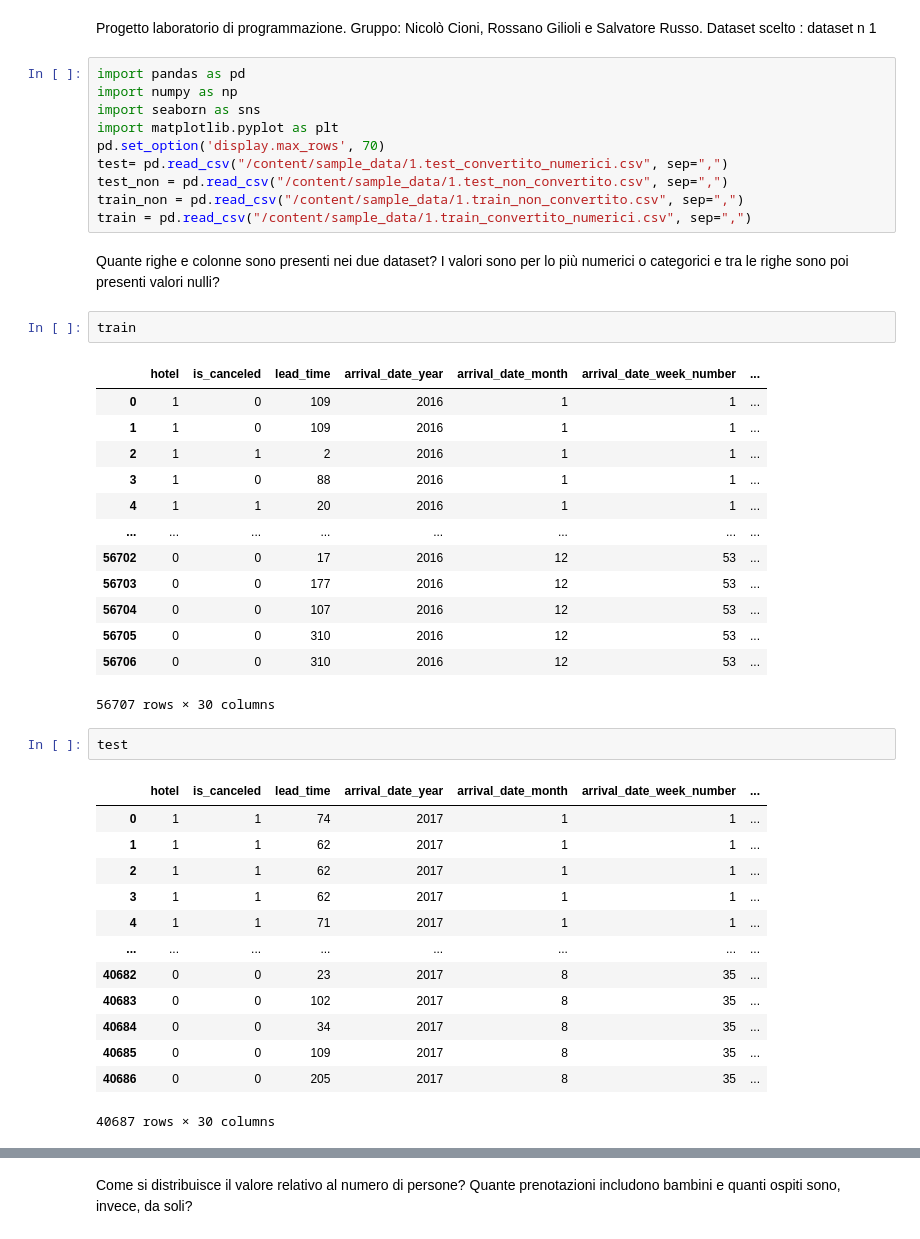
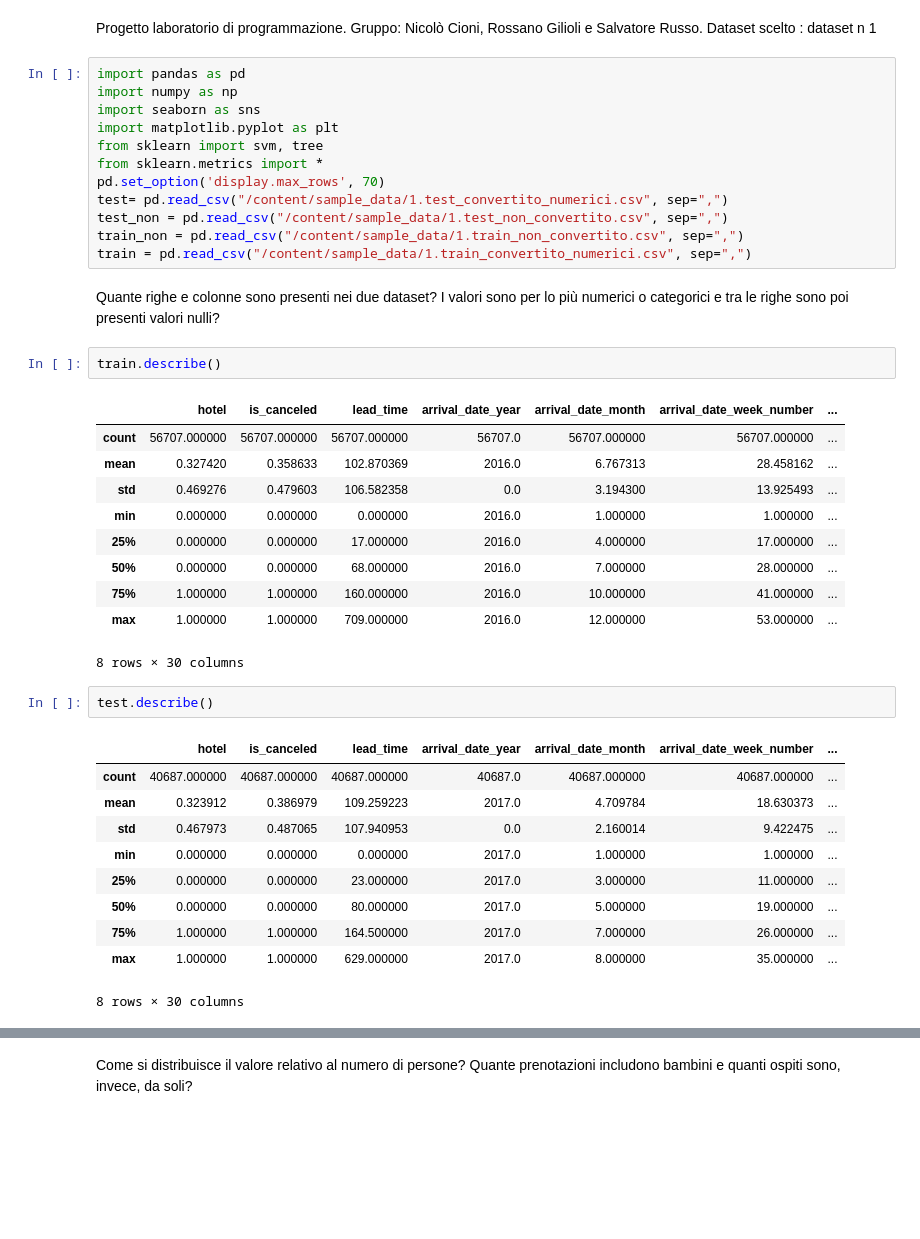
Before and after one commit to Nikocioni/progetto_programmazione_nik_ross_salvo, a Jupyter notebook: progetto_niko_ross_salvo_3.ipynb, the cells around one changed output, grey strips where cells are left out. Drawn from its saved outputs; the diff is of its cells as text; blank space fills up the shorter version.

```diff
--- a/progetto_niko_ross_salvo_3.ipynb
+++ b/progetto_niko_ross_salvo_3.ipynb
@@ -5,6 +5,8 @@ import pandas as pd
 import numpy as np
 import seaborn as sns
 import matplotlib.pyplot as plt
+from sklearn import svm, tree
+from sklearn.metrics import *
 pd.set_option('display.max_rows', 70)
 test= pd.read_csv("/content/sample_data/1.test_convertito_numerici.csv", sep=",")
 test_non = pd.read_csv("/content/sample_data/1.test_non_convertito.csv", sep=",")
@@ -13,34 +15,28 @@ train = pd.read_csv("/content/sample_data/1.train_convertito_numerici.csv", sep=
 # %% [markdown]
 Quante righe e colonne sono presenti nei due dataset? I valori sono per lo più numerici o categorici e tra le righe sono poi presenti valori nulli?
 # %%
-train
+train.describe()
 # %% [output]
 |  | hotel | is_canceled | lead_time | arrival_date_year | arrival_date_month | arrival_date_week_number | ... |
-| 0 | 1 | 0 | 109 | 2016 | 1 | 1 | ... |
-| 1 | 1 | 0 | 109 | 2016 | 1 | 1 | ... |
-| 2 | 1 | 1 | 2 | 2016 | 1 | 1 | ... |
-| 3 | 1 | 0 | 88 | 2016 | 1 | 1 | ... |
-| 4 | 1 | 1 | 20 | 2016 | 1 | 1 | ... |
-| ... | ... | ... | ... | ... | ... | ... | ... |
-| 56702 | 0 | 0 | 17 | 2016 | 12 | 53 | ... |
-| 56703 | 0 | 0 | 177 | 2016 | 12 | 53 | ... |
-| 56704 | 0 | 0 | 107 | 2016 | 12 | 53 | ... |
-| 56705 | 0 | 0 | 310 | 2016 | 12 | 53 | ... |
-| 56706 | 0 | 0 | 310 | 2016 | 12 | 53 | ... |
+| count | 56707.000000 | 56707.000000 | 56707.000000 | 56707.0 | 56707.000000 | 56707.000000 | ... |
+| mean | 0.327420 | 0.358633 | 102.870369 | 2016.0 | 6.767313 | 28.458162 | ... |
+| std | 0.469276 | 0.479603 | 106.582358 | 0.0 | 3.194300 | 13.925493 | ... |
+| min | 0.000000 | 0.000000 | 0.000000 | 2016.0 | 1.000000 | 1.000000 | ... |
+| 25% | 0.000000 | 0.000000 | 17.000000 | 2016.0 | 4.000000 | 17.000000 | ... |
+| 50% | 0.000000 | 0.000000 | 68.000000 | 2016.0 | 7.000000 | 28.000000 | ... |
+| 75% | 1.000000 | 1.000000 | 160.000000 | 2016.0 | 10.000000 | 41.000000 | ... |
+| max | 1.000000 | 1.000000 | 709.000000 | 2016.0 | 12.000000 | 53.000000 | ... |
-56707 rows × 30 columns
+8 rows × 30 columns
 # %%
-test
+test.describe()
 # %% [output]
 |  | hotel | is_canceled | lead_time | arrival_date_year | arrival_date_month | arrival_date_week_number | ... |
-| 0 | 1 | 1 | 74 | 2017 | 1 | 1 | ... |
-| 1 | 1 | 1 | 62 | 2017 | 1 | 1 | ... |
-| 2 | 1 | 1 | 62 | 2017 | 1 | 1 | ... |
-| 3 | 1 | 1 | 62 | 2017 | 1 | 1 | ... |
-| 4 | 1 | 1 | 71 | 2017 | 1 | 1 | ... |
-| ... | ... | ... | ... | ... | ... | ... | ... |
-| 40682 | 0 | 0 | 23 | 2017 | 8 | 35 | ... |
-| 40683 | 0 | 0 | 102 | 2017 | 8 | 35 | ... |
-| 40684 | 0 | 0 | 34 | 2017 | 8 | 35 | ... |
-| 40685 | 0 | 0 | 109 | 2017 | 8 | 35 | ... |
-| 40686 | 0 | 0 | 205 | 2017 | 8 | 35 | ... |
+| count | 40687.000000 | 40687.000000 | 40687.000000 | 40687.0 | 40687.000000 | 40687.000000 | ... |
+| mean | 0.323912 | 0.386979 | 109.259223 | 2017.0 | 4.709784 | 18.630373 | ... |
+| std | 0.467973 | 0.487065 | 107.940953 | 0.0 | 2.160014 | 9.422475 | ... |
+| min | 0.000000 | 0.000000 | 0.000000 | 2017.0 | 1.000000 | 1.000000 | ... |
+| 25% | 0.000000 | 0.000000 | 23.000000 | 2017.0 | 3.000000 | 11.000000 | ... |
+| 50% | 0.000000 | 0.000000 | 80.000000 | 2017.0 | 5.000000 | 19.000000 | ... |
+| 75% | 1.000000 | 1.000000 | 164.500000 | 2017.0 | 7.000000 | 26.000000 | ... |
+| max | 1.000000 | 1.000000 | 629.000000 | 2017.0 | 8.000000 | 35.000000 | ... |
-40687 rows × 30 columns
+8 rows × 30 columns
```
Also changed, not shown: parts of 16 cells of this notebook.
